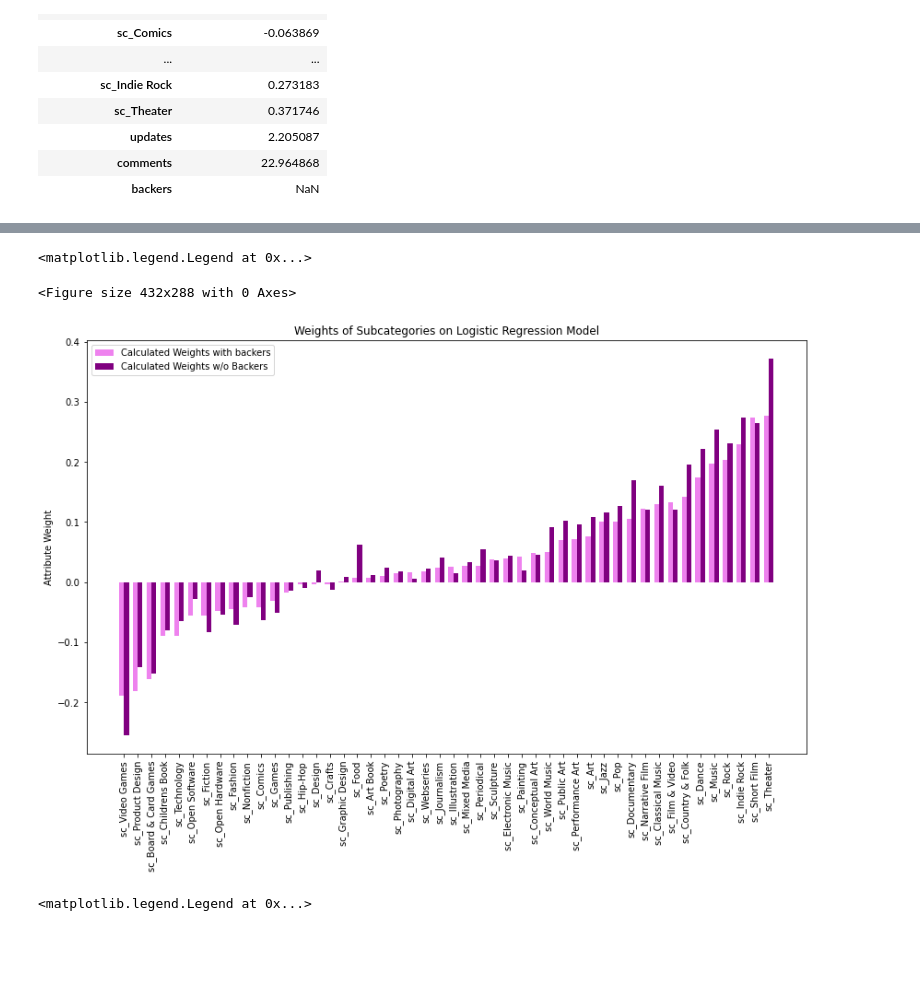
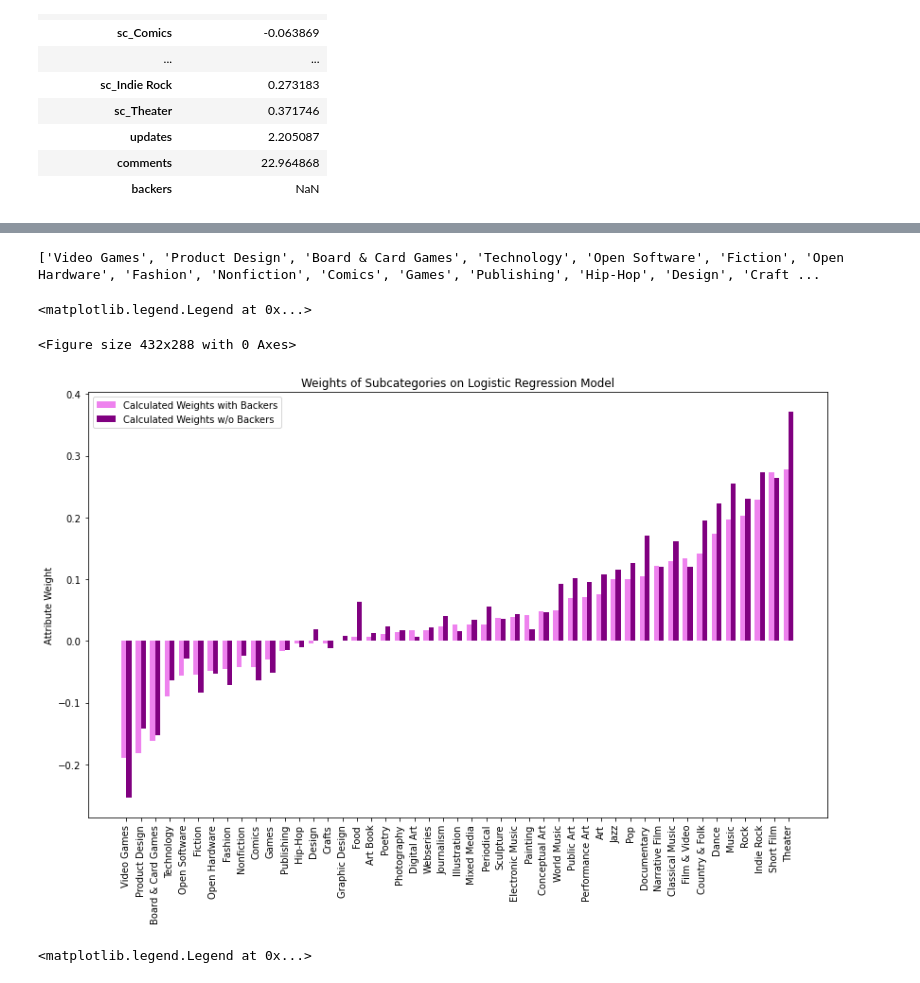
Before and after one commit to nico-medellin/kickstarter-regression, a Jupyter notebook: Kickstarter_Logistic_Regression_Model_Updated.ipynb, the cells around one changed output, grey strips where cells are left out. Cells and saved outputs as stored; diff of their text form; code cells hidden in the pictures; blank space fills up the shorter version.

Commit message:
created for-loop for renaming columns

```diff
--- a/Kickstarter_Logistic_Regression_Model_Updated.ipynb
+++ b/Kickstarter_Logistic_Regression_Model_Updated.ipynb
@@ -824,22 +824,25 @@ column_names = dummy_data.drop('status_successful', axis=1).columns #we have to
 
 print(column_names)
 
+#create a new list of column names that shortens the subcategory names
+new_column_names= []
 
-subcat_list = ['goal','backers', 'levels', 'updates', 'comments', 'duration', 'sc_Art', 'sc_Art Book', 'sc_Board & Card Games', 'sc_Childrens Book', 'sc_Classical Music', 'sc_Comics', 'sc_Conceptual Art',
-'sc_Country & Folk', 'sc_Crafts', 'sc_Dance', 'sc_Design', 'sc_Digital Art', 'sc_Documentary',
-'sc_Electronic Music', 'sc_Fashion', 'sc_Fiction', 'sc_Film & Video', 'sc_Food', 'sc_Games',
-'sc_Graphic Design', 'sc_Hip-Hop', 'sc_Illustration', 'sc_Indie Rock', 'sc_Jazz', 'sc_Journalism',
-'sc_Mixed Media', 'sc_Music', 'sc_Narrative Film', 'sc_Nonfiction', 'sc_Open Hardware', 'sc_Open Software',
-'sc_Painting', 'sc_Performance Art', 'sc_Periodical', 'sc_Photography', 'sc_Poetry', 'sc_Pop', 'sc_Product Design',
-'sc_Public Art', 'sc_Publishing', 'sc_Rock', 'sc_Sculpture', 'sc_Short Film', 'sc_Technology', 'sc_Theater', 'sc_Video Games',
-'sc_Webseries', 'sc_World Music']
+for column in column_names:
+    new_name = column.replace("subcategory",'sc')
+    new_column_names.append(new_name)
+    # print(new_column_names) Used for testing our new list
 
-# column_names = subcat_list
+# subcat_list = ['goal','backers', 'levels', 'updates', 'comments', 'duration', 'sc_Art', 'sc_Art Book', 'sc_Board & Card Games', 'sc_Childrens Book', 'sc_Classical Music', 'sc_Comics', 'sc_Conceptual Art',
+# 'sc_Country & Folk', 'sc_Crafts', 'sc_Dance', 'sc_Design', 'sc_Digital Art', 'sc_Documentary',
+# 'sc_Electronic Music', 'sc_Fashion', 'sc_Fiction', 'sc_Film & Video', 'sc_Food', 'sc_Games',
+# 'sc_Graphic Design', 'sc_Hip-Hop', 'sc_Illustration', 'sc_Indie Rock', 'sc_Jazz', 'sc_Journalism',
+# 'sc_Mixed Media', 'sc_Music', 'sc_Narrative Film', 'sc_Nonfiction', 'sc_Open Hardware', 'sc_Open Software',
+# 'sc_Painting', 'sc_Performance Art', 'sc_Periodical', 'sc_Photography', 'sc_Poetry', 'sc_Pop', 'sc_Product Design',
+# 'sc_Public Art', 'sc_Publishing', 'sc_Rock', 'sc_Sculpture', 'sc_Short Film', 'sc_Technology', 'sc_Theater', 'sc_Video Games',
+# 'sc_Webseries', 'sc_World Music']
 
-print(subcat_list)
 
-coeff_df = pd.DataFrame(LogReg.coef_, columns = subcat_list)
-coeff_df.head()
+# print(subcat_list)
 # %% [output]
 Index(['goal', 'backers', 'levels', 'updates', 'comments', 'duration',
        'subcategory_Art', 'subcategory_Art Book',
@@ -863,0 +864,4 @@ Index(['goal', 'backers', 'levels', 'updates', 'comments', 'duration',
+# %%
+##Creation of our coefficient dataframe
+coeff_df = pd.DataFrame(LogReg.coef_, columns = new_column_names)
+coeff_df.head()
@@ -1166,34 +1178,39 @@ ax.legend()
 # %%
 #let's pull out all the values associated only with the subcategory weights
 
 final_weights_subcategory = weight_comparison.filter(like='_', axis =0)
 
 plt.clf()
 labels = final_weights_subcategory.index
 
+new_labels = []
 
-x = np.arange(len(labels))  # the label locations
+for label in labels:
+    new_labels.append(label.lstrip('sc_'))
+
+x = np.arange(len(new_labels))  # the label locations
 width = 0.35  # the width of the bars
 a4_dims = (14, 8.27)
 
 fig, ax = plt.subplots(figsize=a4_dims)
 
 
 rects1 = ax.bar(x - width/2, final_weights_subcategory['Weights with Backers'], width, label='Calculated Weights with Backers', color = 'violet')
 rects2 = ax.bar(x + width/2, final_weights_subcategory['Weights with No Backers'], width, label='Calculated Weights w/o Backers', color = 'purple')
 
 plt.xticks(rotation=90)
 
 # Add some text for labels, title and custom x-axis tick labels, etc.
 ax.set_ylabel('Attribute Weight')
 ax.set_title('Weights of Subcategories on Logistic Regression Model')
 ax.set_xticks(x)
-ax.set_xticklabels(labels)
+ax.set_xticklabels(new_labels)
 ax.legend()
 # %% [output]
-<matplotlib.legend.Legend at 0x...>
+['Video Games', 'Product Design', 'Board & Card Games', 'Technology', 'Open Software', 'Fiction', 'Open Hardware', 'Fashion', 'Nonfiction', 'Comics', 'Games', 'Publishing', 'Hip-Hop', 'Design', 'Craft ...
-<Figure size 432x288 with 0 Axes>
+<matplotlib.legend.Legend at 0x...>
+<Figure size 432x288 with 0 Axes>
-[figure, old version]
+[figure, new version]
 # %%
 #We graphed all the subcategories above
 #Let's go ahead and graph our values for the non subcategories entries
```
Also changed, not shown: parts of 8 cells of this notebook.
